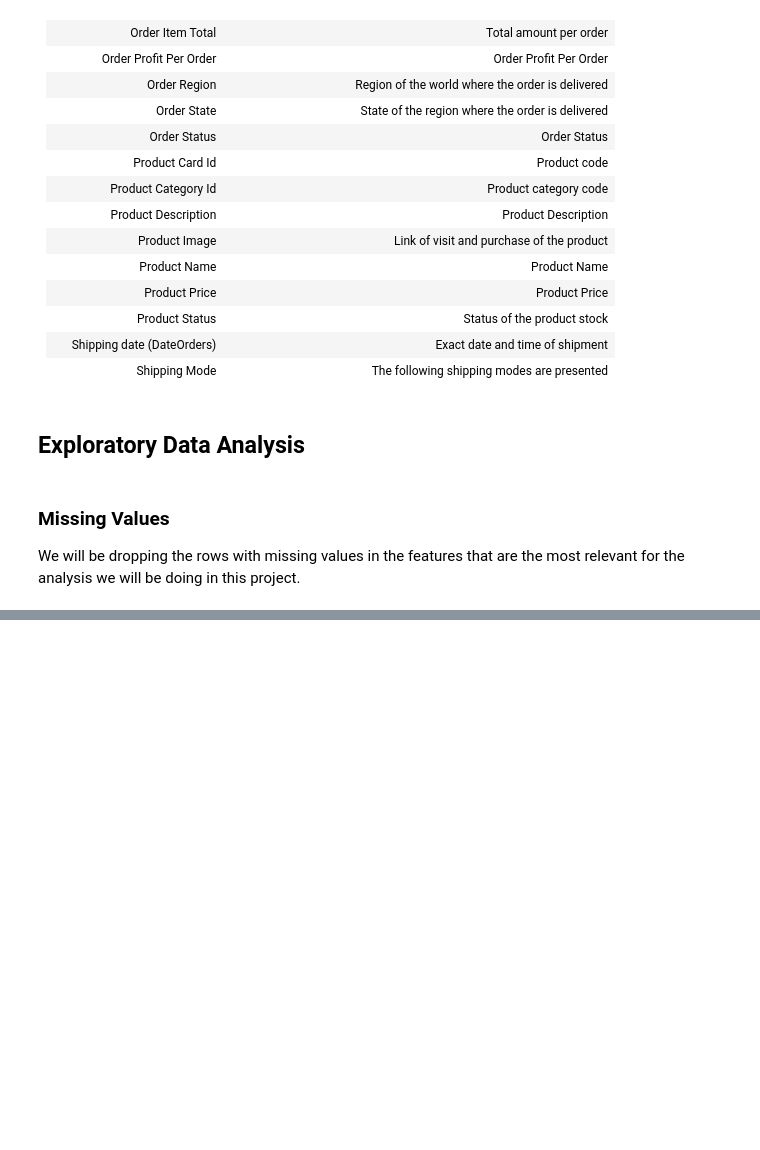
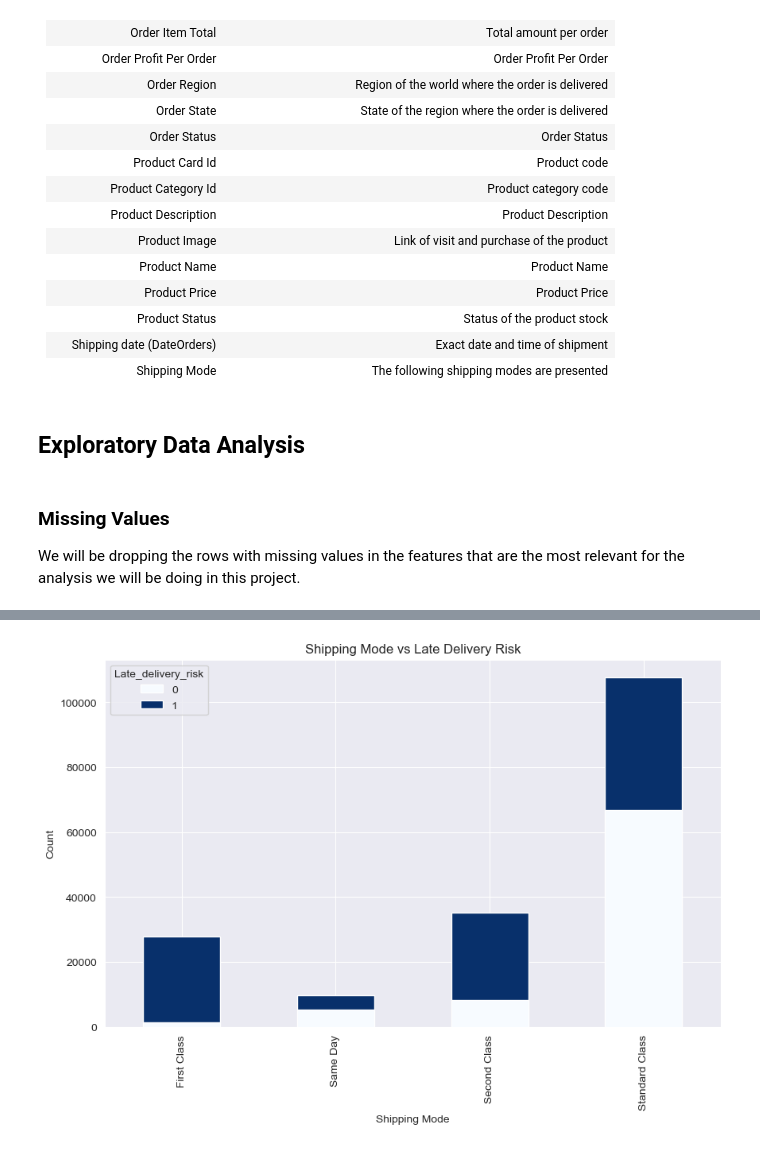
Before and after one commit to jforeroluque/Supply_Chain_Analysis, a Jupyter notebook: DMS020_Supply_Chain.ipynb, the cells around one changed output, grey strips where cells are left out. Saved outputs shown, nothing was run; the diff lists cells and outputs as text; code cells hidden in the pictures; blank space fills up the shorter version.

```diff
--- a/DMS020_Supply_Chain.ipynb
+++ b/DMS020_Supply_Chain.ipynb
@@ -201,0 +361,14 @@ print(df_cleaned.head(5))
+# %%
+# Count occurrences of 'Shipping Mode' and 'Late_delivery_risk' using pandas
+shipping_mode_df = df_cleaned.groupby(["Shipping Mode", "Late_delivery_risk"]).size().reset_index(name='count')
+
+# Create a pivot table for visualization
+shipping_mode_pivot = shipping_mode_df.pivot(index='Shipping Mode', columns='Late_delivery_risk', values='count')
+
+# Plot Shipping Mode vs Late Delivery using seaborn
+shipping_mode_pivot.plot(kind='bar', stacked=True, figsize=(10, 6), colormap='Blues')
+plt.title("Shipping Mode vs Late Delivery Risk")
+plt.ylabel("Count")
+plt.show()
+# %% [output]
+[figure, added]
```
Also changed, not shown: parts of 26 cells of this notebook.
